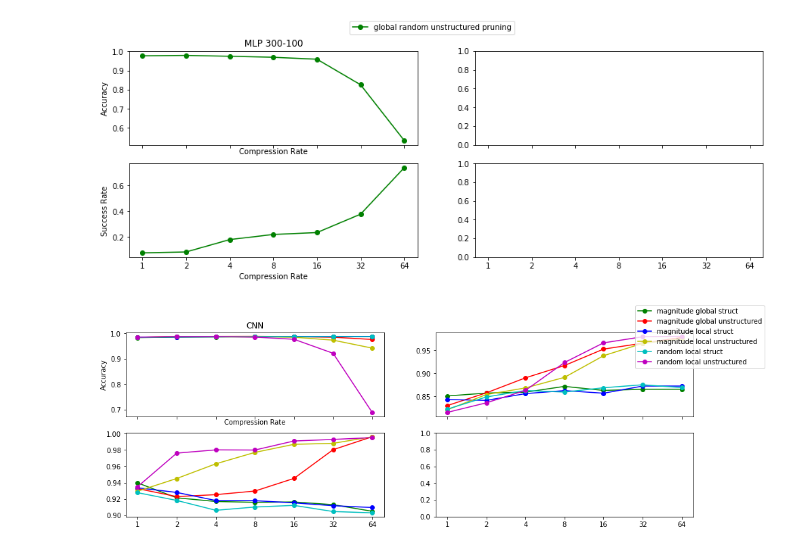
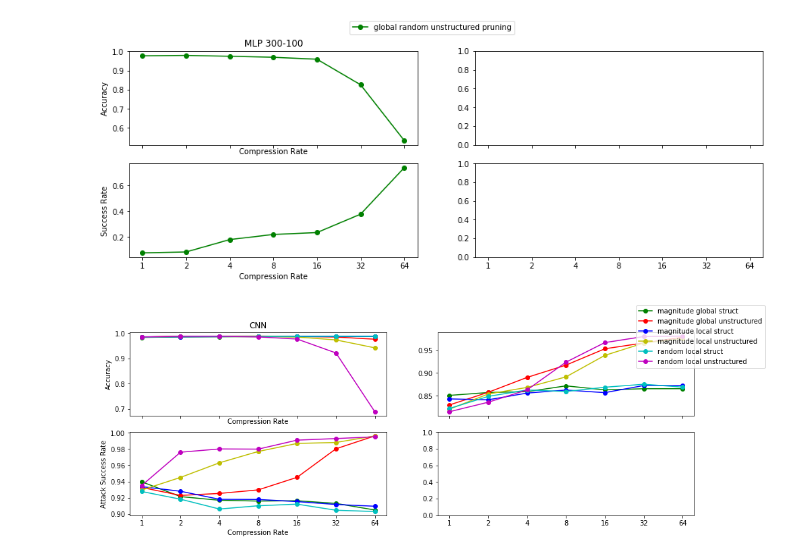
Before and after one commit to FlorianMerkle/network-pruning-and-robustness, a Jupyter notebook: Pipelines/Viz.ipynb, the cells around one changed output. Cells and saved outputs as stored; diff of their text form; code cells hidden in the pictures.

```diff
--- a/Pipelines/Viz.ipynb
+++ b/Pipelines/Viz.ipynb
@@ -240,32 +148,32 @@ ax[0,0].plot(compression_rates, results['cnn-random-local-struct-accuracies'],'c
 ax[0,0].plot(compression_rates, results['cnn-random-local-unstructured-accuracies'],'mo-', label='random local unstructured')
 
 ax[0,0].set(title='CNN',ylabel='Accuracy', xlabel='Compression Rate')
 
 ax[1,0].plot(compression_rates, results['cnn-magnitude-global-struct-cw2-success'],'go-',label='magnitude global struct')
 ax[1,0].plot(compression_rates, results['cnn-magnitude-global-unstructured-cw2-success'],'ro-', label='magnitude global unstructured')
 ax[1,0].plot(compression_rates, results['cnn-magnitude-local-struct-cw2-success'],'bo-', label='magnitude local struct')
 ax[1,0].plot(compression_rates, results['cnn-magnitude-local-unstructured-cw2-success'],'yo-', label='magnitude local unstructured')
 ax[1,0].plot(compression_rates, results['cnn-random-local-struct-cw2-success'],'co-', label='random local struct')
 ax[1,0].plot(compression_rates, results['cnn-random-local-unstructured-cw2-success'],'mo-', label='random local unstructured')
 
-ax[0,0].set(title='CNN',ylabel='Accuracy', xlabel='asTTAC')
+ax[1,0].set(title='',ylabel='Attack Success Rate', xlabel='Compression Rate')
 
 ax[0,1].plot(compression_rates, results['cnn-magnitude-global-struct-pgd-success'],'go-',label='magnitude global struct')
 ax[0,1].plot(compression_rates, results['cnn-magnitude-global-unstructured-pgd-success'],'ro-', label='magnitude global unstructured')
 ax[0,1].plot(compression_rates, results['cnn-magnitude-local-struct-pgd-success'],'bo-', label='magnitude local struct')
 ax[0,1].plot(compression_rates, results['cnn-magnitude-local-unstructured-pgd-success'],'yo-', label='magnitude local unstructured')
 ax[0,1].plot(compression_rates, results['cnn-random-local-struct-pgd-success'],'co-', label='random local struct')
 ax[0,1].plot(compression_rates, results['cnn-random-local-unstructured-pgd-success'],'mo-', label='random local unstructured')
 
 # format xscale
 ax[1,0].set_xscale('log')
 ax[1,0].set_xticks(compression_rates)
 
 ax[1,0].get_xaxis().set_major_formatter(matplotlib.ticker.ScalarFormatter())
 
 handles, labels = ax[0,0].get_legend_handles_labels()
 fig.legend(handles, labels, )#loc='upper center')
 
 plt.show()
 # %% [output]
-[figure, old version]
+[figure, new version]
```
Also changed, not shown: parts of 3 cells of this notebook.
